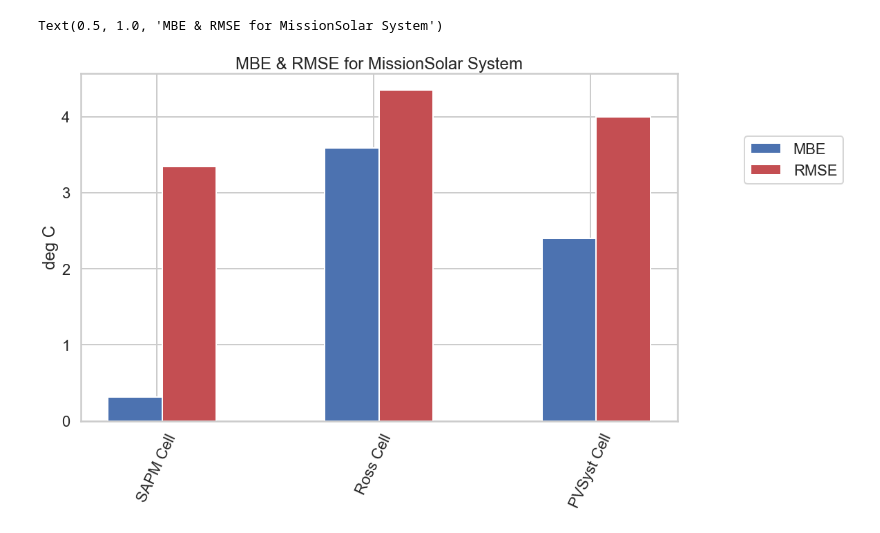
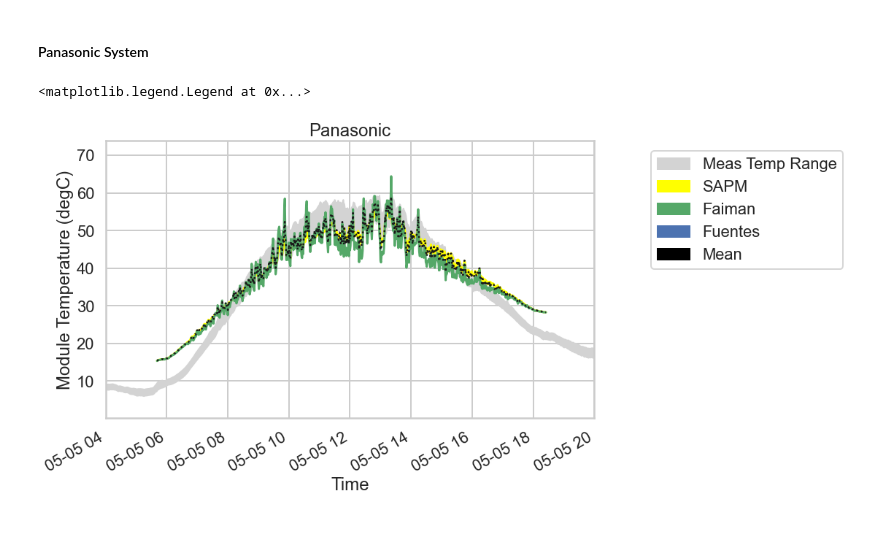
Before and after one commit to lmdeville/PV-Modeling, a Jupyter notebook: Task 2.2.1/Task 2.2.1 Temperature Models & Results.ipynb, the cells around one changed output. Cells and saved outputs as stored; diff of their text form; code cells hidden in the pictures.

```diff
--- a/Task 2.2.1/Task 2.2.1 Temperature Models & Results.ipynb
+++ b/Task 2.2.1/Task 2.2.1 Temperature Models & Results.ipynb
@@ -426,25 +329,2 @@ See the caveats in the documentation: https://pandas.pydata.org/pandas-docs/stab
-# %%
-#Calculating RMSE/MAPE/
-#need a df with no NaNs first
-models = [model1,model2,model3]
-
-errors = sysresults.loc[sysresults['Model']==model1].iloc[:,[-2,-1]].mean().to_frame().transpose()
-errors.loc[len(errors.index)] = sysresults.loc[sysresults['Model']==model2].iloc[:,[-2,-1]].mean()
-errors.loc[len(errors.index)] = sysresults.loc[sysresults['Model']==model3].iloc[:,[-2,-1]].mean()
-errors.rename(index={0:model1, 1:model2, 2:model3})
-
-
-X = np.arange(3)
-fig = plt.figure()
-ax = fig.add_axes([0,0,1,1])
-ax.bar(X + 0.00, errors['MBE'], color = 'b', width = 0.25)
-ax.bar(X + 0.25, errors['RMSE'], color = 'r', width = 0.25)
-#ax.bar(X + 0.50, sysresults.loc[sysresults['Model']==model3].iloc[:,[-2,-1]].mean(), color = 'b', width = 0.25)
-ax.legend(['MBE', 'RMSE'] ,loc='center left', bbox_to_anchor=(1.1, 0.75))
-ax.set_xticks([0.10, 1.10, 2.10])
-ax.set_xticklabels([model1,model2,model3], rotation=65)
-ax.set_ylabel('deg C')
-ax.set_title('MBE & RMSE for '+system+' System')
-# %% [output]
-Text(0.5, 1.0, 'MBE & RMSE for MissionSolar System')
-[figure, removed]
+# %% [markdown]
+#### Panasonic System
@@ -450,0 +388,31 @@ Text(0.5, 1.0, 'MBE & RMSE for MissionSolar System')
+# %%
+#this model is arbitrary, just need the TmStamp
+x = sysresults.loc[sysresults['Model']=='SAPM']['TmStamp']
+lower = mod_temps['Min Measured Temp']
+upper = mod_temps['Max Measured Temp']
+y = sysresults['Modeled Temperature'].loc[sysresults['Model']==model1]
+plt.plot(x, y, 'yellow')
+y = sysresults['Modeled Temperature'].loc[sysresults['Model']==model2]
+plt.plot(x, y, 'g')
+y = sysresults['Modeled Temperature'].loc[sysresults['Model']==model3]
+plt.plot(x, y, 'b')
+plt.xticks(rotation=30, ha='right')
+y=final['Mean']
+plt.plot(x, y, 'k:', linewidth=2.5)
+plt.fill_between(x, lower, upper, color='lightgray')
+plt.xlim('2021-05-05 04:00:00-07:00','2021-05-05 20:00:00-07:00')
+plt.ylabel('Module Temperature (degC)')
+plt.xlabel('Time')
+plt.title(system)
+
+# manually format legend
+meas = mpatches.Patch(color='lightgrey', label='Meas Temp Range')
+mdl1 = mpatches.Patch(color='yellow', label=model1)
+mdl2 = mpatches.Patch(color='g', label=model2)
+mdl3 = mpatches.Patch(color='b', label=model3)
+means = mpatches.Patch(color='black', label='Mean')
+handles = [meas,mdl1,mdl2,mdl3,means]
+plt.legend(handles=handles, loc='center left', bbox_to_anchor=(1.1, 0.75))
+# %% [output]
+<matplotlib.legend.Legend at 0x...>
+[figure, added]
```
Also changed, not shown: parts of 39 cells of this notebook.
